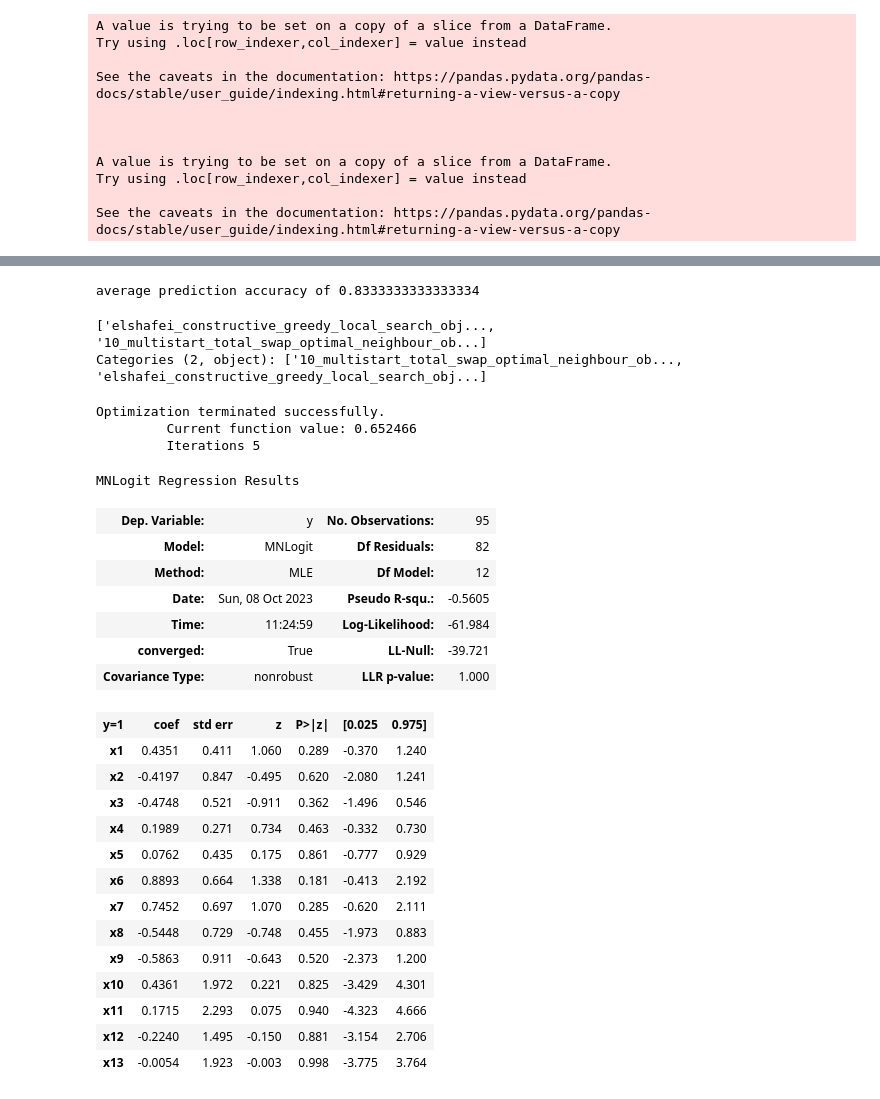
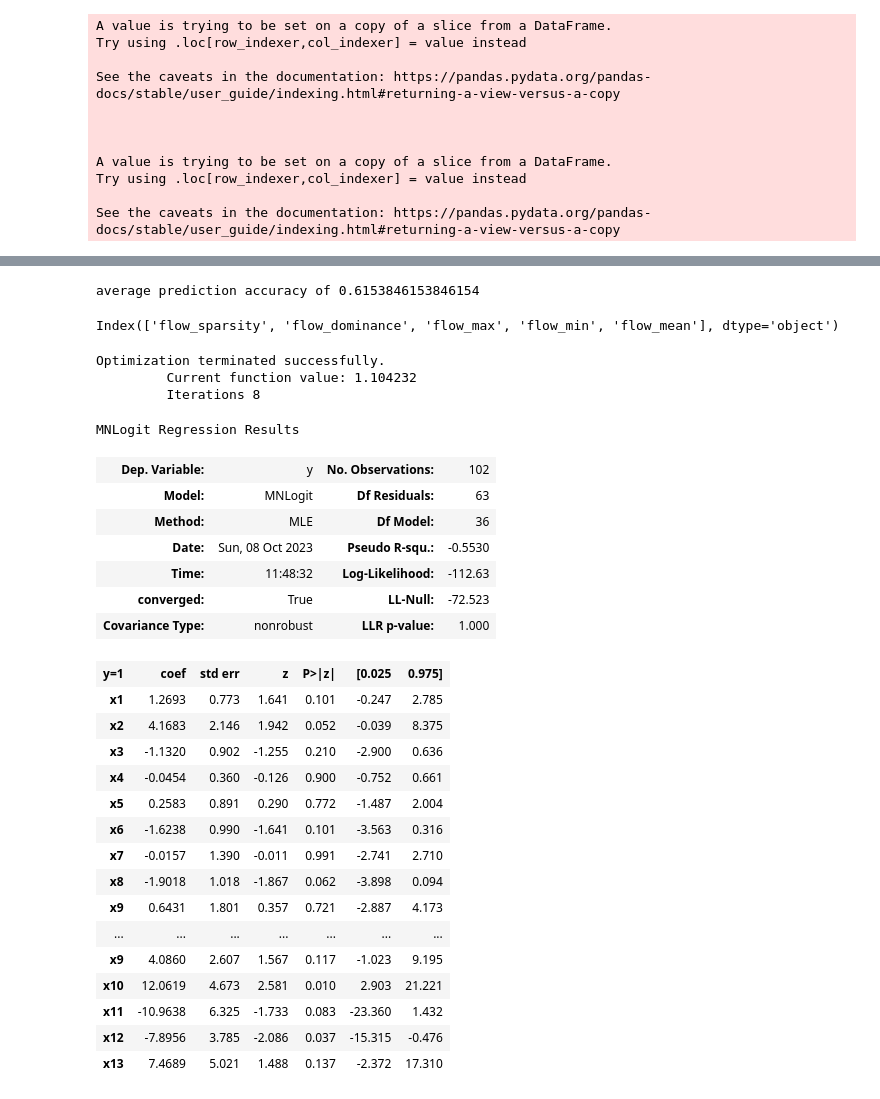
Before and after one commit to NarymanTarvand/qap-heuristic, a Jupyter notebook: start_finding_better_names.ipynb, the cells around one changed output, grey strips where cells are left out. Cells and saved outputs as stored; diff of their text form; code cells hidden in the pictures.

Commit message:
analyse: Logistic regression to analyse what features distinguish best algorithm

```diff
--- a/start_finding_better_names.ipynb
+++ b/start_finding_better_names.ipynb
@@ -19,14 +19,14 @@ scaler = StandardScaler()
 instance_features[instance_features.columns] = scaler.fit_transform(instance_features[instance_features.columns])
 
 algorithms = [
-    # 'grasp_local_search',
-    # 'grasp_simulated_annealing',
-    # 'genetic_algorithm',
+    'grasp_local_search',
+    'grasp_simulated_annealing',
+    'genetic_algorithm',
     '10_multistart_total_swap_optimal_neighbour_objective',
-    # '10_multistart_adjacent_swap_optimal_neighbour_objective',
-    # '10_multistart_adjacent_swap_first_improvement_objective',
-    # '10_multistart_total_swap_first_improvement_objective',
-    # 'constructive_greedy_local_search_objective',
+    '10_multistart_adjacent_swap_optimal_neighbour_objective',
+    '10_multistart_adjacent_swap_first_improvement_objective',
+    '10_multistart_total_swap_first_improvement_objective',
+    'constructive_greedy_local_search_objective',
     'elshafei_constructive_greedy_local_search_objective',
 ]
 
@@ -41,6 +41,6 @@ best_algos_df['best_algo'] = restricted_df.idxmin(axis=1)
 instance_features['best_algo'] = restricted_df.idxmin(axis=1).astype('category')
 instance_features.dropna(inplace=True)
 
-instance_features
+instance_features.head()
 # %% [output]
 |  | problem_size | flow_sparsity | distance_sparsity | flow_asymmetry | distance_asymmetry | flow_dominance | ... |
@@ -147,0 +80,5 @@ Categories (2, object): ['10_multistart_total_swap_optimal_neighbour_ob..., 'els
+# %%
+train_mapping = dict(zip(y_train, y_train.cat.codes))
+train_mapping['grasp_local_search'] = 0
+train_mapping['10_multistart_total_swap_optimal_neighbour_objective'] = 3
+train_mapping
@@ -148,40 +94,41 @@ Categories (2, object): ['10_multistart_total_swap_optimal_neighbour_ob..., 'els
 # %%
-print(f"average prediction accuracy of {np.mean(y_test.values == y_pred)}")
+print(f"average prediction accuracy of {np.mean(y_test.map(train_mapping).values == y_pred)}")
 # %% [output]
-average prediction accuracy of 0.8333333333333334
+average prediction accuracy of 0.6153846153846154
-# %%
-y_train.unique()
-# %% [output]
-['elshafei_constructive_greedy_local_search_obj..., '10_multistart_total_swap_optimal_neighbour_ob...]
-Categories (2, object): ['10_multistart_total_swap_optimal_neighbour_ob..., 'elshafei_constructive_greedy_local_search_obj...]
+# %%
+x_train.columns[[1, 5, 7, 9, 11]]
+# %% [output]
+Index(['flow_sparsity', 'flow_dominance', 'flow_max', 'flow_min', 'flow_mean'], dtype='object')
 # %%
 from statsmodels.discrete.discrete_model import MNLogit
 
-logistic_model = MNLogit(np.asarray(y_train.cat.codes), np.asarray(x_train)).fit()
+logistic_model = MNLogit(np.asarray(y_train.map(train_mapping)), np.asarray(x_train)).fit()
 logistic_model.summary()
 # %% [output]
 Optimization terminated successfully.
-         Current function value: 0.652466
-         Iterations 5
+         Current function value: 1.104232
+         Iterations 8
 MNLogit Regression Results
-| Dep. Variable: | y | No. Observations: | 95 |
-| Model: | MNLogit | Df Residuals: | 82 |
-| Method: | MLE | Df Model: | 12 |
-| Date: | Sun, 08 Oct 2023 | Pseudo R-squ.: | -0.5605 |
-| Time: | 11:24:59 | Log-Likelihood: | -61.984 |
-| converged: | True | LL-Null: | -39.721 |
+| Dep. Variable: | y | No. Observations: | 102 |
+| Model: | MNLogit | Df Residuals: | 63 |
+| Method: | MLE | Df Model: | 36 |
+| Date: | Sun, 08 Oct 2023 | Pseudo R-squ.: | -0.5530 |
+| Time: | 11:48:32 | Log-Likelihood: | -112.63 |
+| converged: | True | LL-Null: | -72.523 |
 | Covariance Type: | nonrobust | LLR p-value: | 1.000 |
 | y=1 | coef | std err | z | P>|z| | [0.025 | 0.975] |
-| x1 | 0.4351 | 0.411 | 1.060 | 0.289 | -0.370 | 1.240 |
-| x2 | -0.4197 | 0.847 | -0.495 | 0.620 | -2.080 | 1.241 |
-| x3 | -0.4748 | 0.521 | -0.911 | 0.362 | -1.496 | 0.546 |
-| x4 | 0.1989 | 0.271 | 0.734 | 0.463 | -0.332 | 0.730 |
-| x5 | 0.0762 | 0.435 | 0.175 | 0.861 | -0.777 | 0.929 |
-| x6 | 0.8893 | 0.664 | 1.338 | 0.181 | -0.413 | 2.192 |
-| x7 | 0.7452 | 0.697 | 1.070 | 0.285 | -0.620 | 2.111 |
-| x8 | -0.5448 | 0.729 | -0.748 | 0.455 | -1.973 | 0.883 |
-| x9 | -0.5863 | 0.911 | -0.643 | 0.520 | -2.373 | 1.200 |
-| x10 | 0.4361 | 1.972 | 0.221 | 0.825 | -3.429 | 4.301 |
-| x11 | 0.1715 | 2.293 | 0.075 | 0.940 | -4.323 | 4.666 |
-| x12 | -0.2240 | 1.495 | -0.150 | 0.881 | -3.154 | 2.706 |
-| x13 | -0.0054 | 1.923 | -0.003 | 0.998 | -3.775 | 3.764 |
+| x1 | 1.2693 | 0.773 | 1.641 | 0.101 | -0.247 | 2.785 |
+| x2 | 4.1683 | 2.146 | 1.942 | 0.052 | -0.039 | 8.375 |
+| x3 | -1.1320 | 0.902 | -1.255 | 0.210 | -2.900 | 0.636 |
+| x4 | -0.0454 | 0.360 | -0.126 | 0.900 | -0.752 | 0.661 |
+| x5 | 0.2583 | 0.891 | 0.290 | 0.772 | -1.487 | 2.004 |
+| x6 | -1.6238 | 0.990 | -1.641 | 0.101 | -3.563 | 0.316 |
+| x7 | -0.0157 | 1.390 | -0.011 | 0.991 | -2.741 | 2.710 |
+| x8 | -1.9018 | 1.018 | -1.867 | 0.062 | -3.898 | 0.094 |
+| x9 | 0.6431 | 1.801 | 0.357 | 0.721 | -2.887 | 4.173 |
+| ... | ... | ... | ... | ... | ... | ... |
+| x9 | 4.0860 | 2.607 | 1.567 | 0.117 | -1.023 | 9.195 |
+| x10 | 12.0619 | 4.673 | 2.581 | 0.010 | 2.903 | 21.221 |
+| x11 | -10.9638 | 6.325 | -1.733 | 0.083 | -23.360 | 1.432 |
+| x12 | -7.8956 | 3.785 | -2.086 | 0.037 | -15.315 | -0.476 |
+| x13 | 7.4689 | 5.021 | 1.488 | 0.137 | -2.372 | 17.310 |
```
Also changed, not shown: parts of 8 cells of this notebook.
